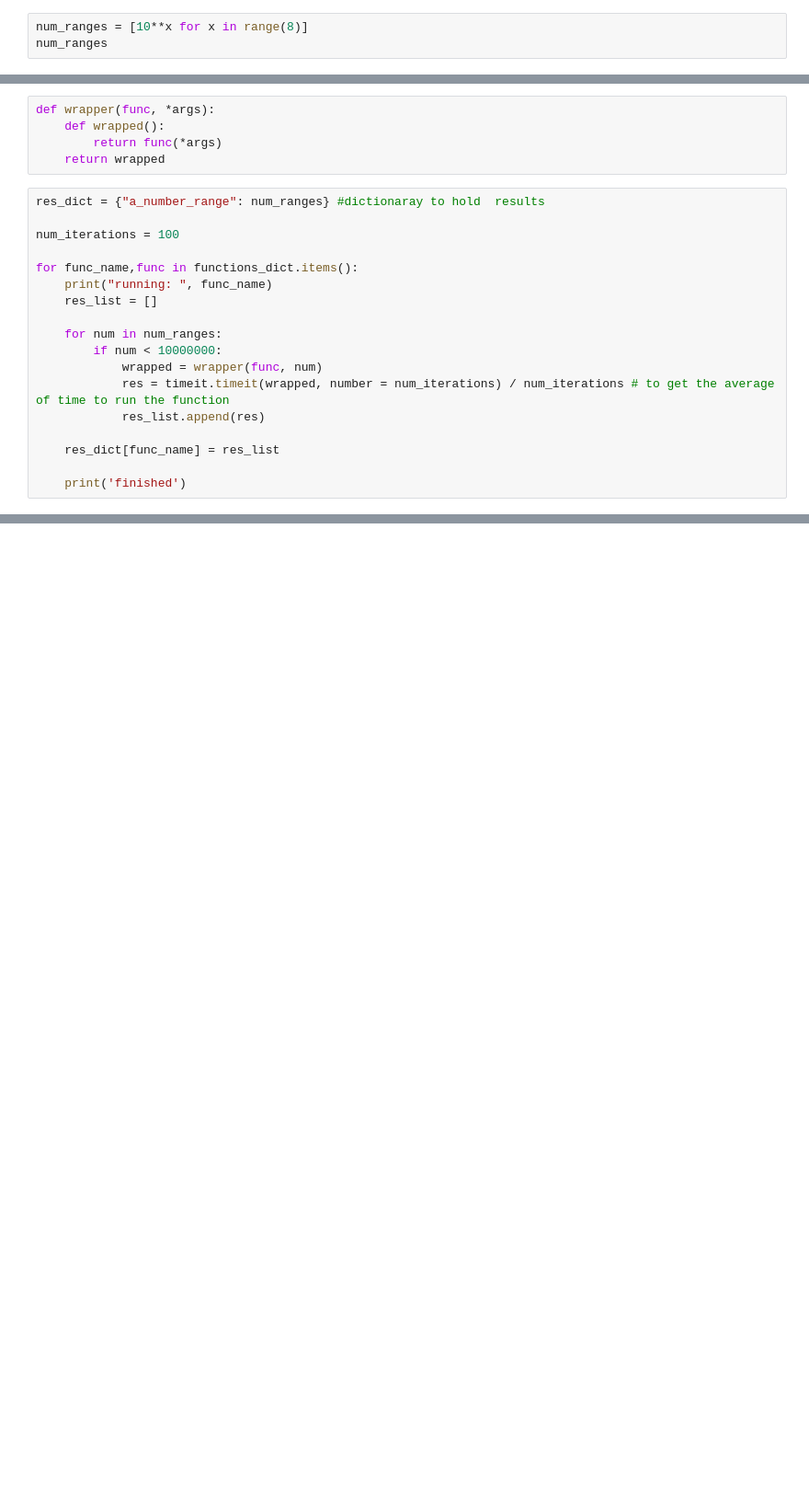
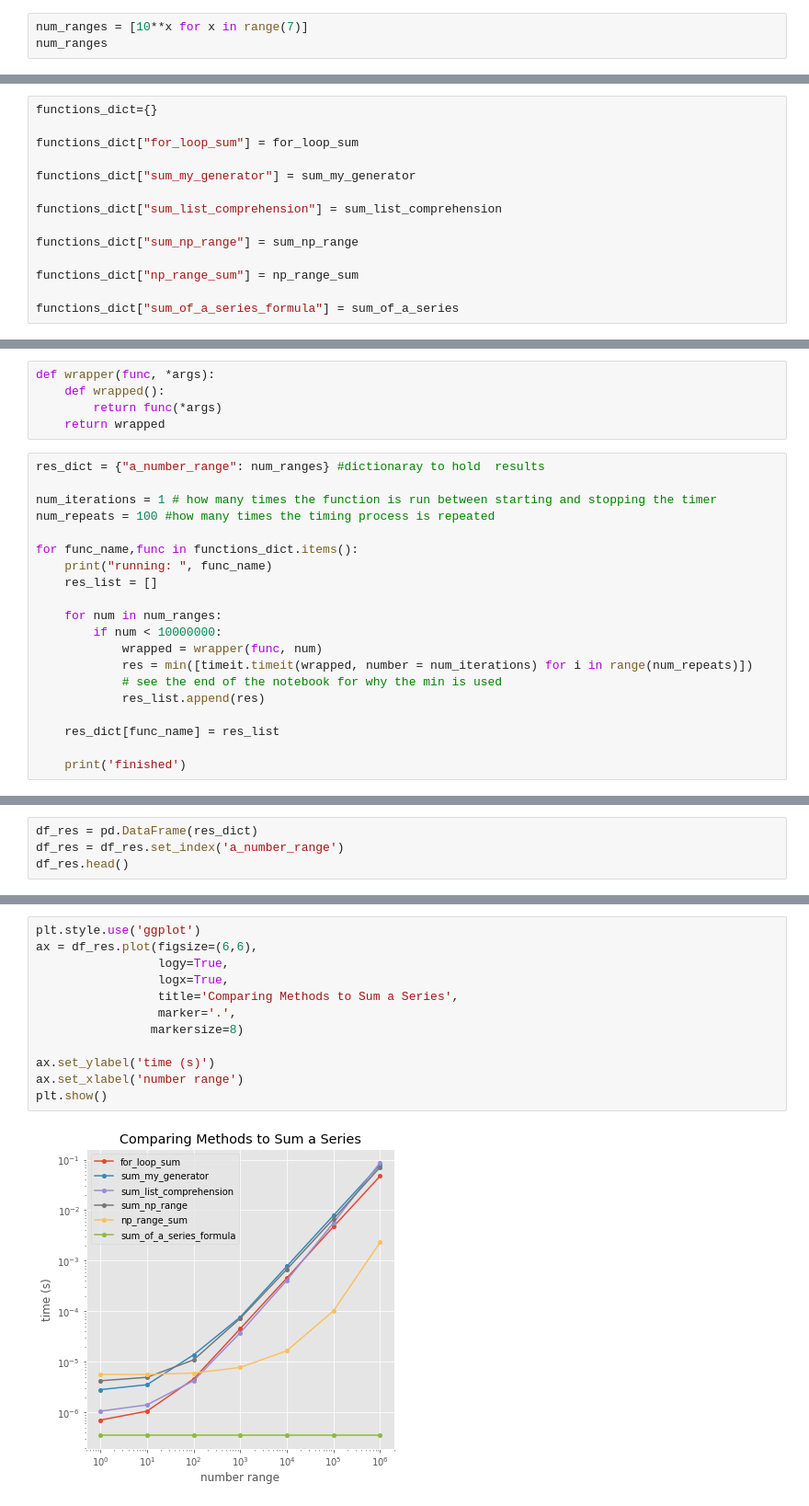
Before and after one commit to BarrySund/code_snippets, a Jupyter notebook: sum_range_comparison.ipynb, the cells around one changed output, grey strips where cells are left out. Shown at 92% size. Cells and saved outputs as stored; diff of their text form; blank space fills up the shorter version.

```diff
--- a/sum_range_comparison.ipynb
+++ b/sum_range_comparison.ipynb
@@ -89,4 +96,4 @@ functions_dict["sum_of_a_series"] = sum_of_a_series
 # %%
-num_ranges = [10**x for x in range(8)]
+num_ranges = [10**x for x in range(7)]
 num_ranges
 # %% [output]
@@ -93,0 +106,14 @@ num_ranges
+# %%
+functions_dict={}
+
+functions_dict["for_loop_sum"] = for_loop_sum
+
+functions_dict["sum_my_generator"] = sum_my_generator
+
+functions_dict["sum_list_comprehension"] = sum_list_comprehension
+
+functions_dict["sum_np_range"] = sum_np_range
+
+functions_dict["np_range_sum"] = np_range_sum
+
+functions_dict["sum_of_a_series_formula"] = sum_of_a_series
@@ -106,7 +152,8 @@ def wrapper(func, *args):
 # %%
 res_dict = {"a_number_range": num_ranges} #dictionaray to hold  results
 
-num_iterations = 100
+num_iterations = 1 # how many times the function is run between starting and stopping the timer
+num_repeats = 100 #how many times the timing process is repeated
 
 for func_name,func in functions_dict.items():
     print("running: ", func_name)
@@ -115,7 +162,8 @@ for func_name,func in functions_dict.items():
     for num in num_ranges:
         if num < 10000000:
             wrapped = wrapper(func, num)
-            res = timeit.timeit(wrapped, number = num_iterations) / num_iterations # to get the average of time to run the function
+            res = min([timeit.timeit(wrapped, number = num_iterations) for i in range(num_repeats)])
+            # see the end of the notebook for why the min is used
             res_list.append(res)
 
     res_dict[func_name] = res_list
@@ -129,0 +208,4 @@ pprint(res_dict)
+# %%
+df_res = pd.DataFrame(res_dict)
+df_res = df_res.set_index('a_number_range')
+df_res.head()
@@ -129,0 +220,14 @@ pprint(res_dict)
+# %%
+plt.style.use('ggplot')
+ax = df_res.plot(figsize=(6,6),
+                 logy=True,
+                 logx=True,
+                 title='Comparing Methods to Sum a Series',
+                 marker='.',
+                markersize=8)
+
+ax.set_ylabel('time (s)')
+ax.set_xlabel('number range')
+plt.show()
+# %% [output]
+[figure, added]
```
Also changed, not shown: parts of 45 cells of this notebook, 1 other file.
